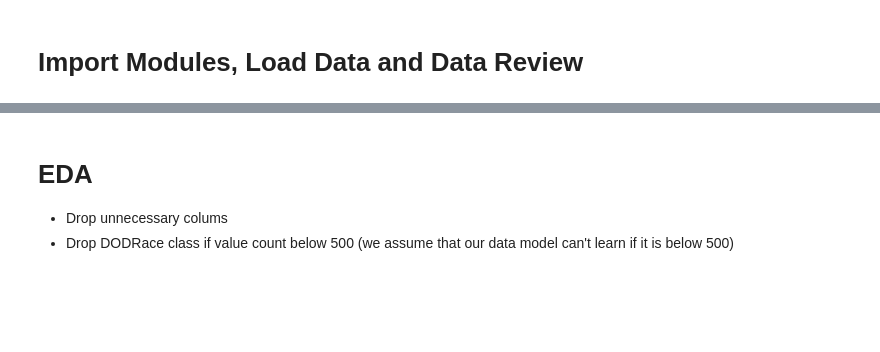
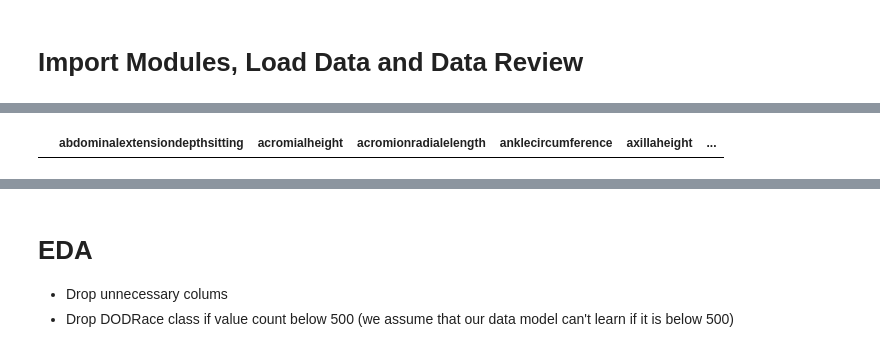
Before and after one commit to ayaramis/Portfolio, a Jupyter notebook: soldier_race/Soldier_Race_Project.ipynb, the cells around one changed output, grey strips where cells are left out. Drawn from its saved outputs; the diff is of its cells as text; code cells hidden in the pictures; blank space fills up the shorter version.

```diff
--- a/soldier_race/Soldier_Race_Project.ipynb
+++ b/soldier_race/Soldier_Race_Project.ipynb
@@ -32,0 +46,5 @@ At the end of the project, choose the most successful model and try to enhance t
+# %%
+male = pd.read_csv('https://query.data.world/s/h3pbhckz5ck4rc7qmt2wlknlnn7esr', encoding='latin-1')
+female = pd.read_csv('https://query.data.world/s/sq27zz4hawg32yfxksqwijxmpwmynq', encoding='latin-1')
+# %%
+male = male.drop(columns='subjectid')
@@ -32,0 +55,3 @@ At the end of the project, choose the most successful model and try to enhance t
+# %%
+
+female = female.drop(columns='SubjectId')
@@ -32,0 +62,2 @@ At the end of the project, choose the most successful model and try to enhance t
+# %%
+df = pd.concat([male, female], axis=0).reset_index(drop=True)
@@ -32,0 +88,4 @@ At the end of the project, choose the most successful model and try to enhance t
+# %%
+df[df.duplicated]
+# %% [output]
+|  | abdominalextensiondepthsitting | acromialheight | acromionradialelength | anklecircumference | axillaheight | ... |
```
Also changed, not shown: parts of 12 cells of this notebook.
